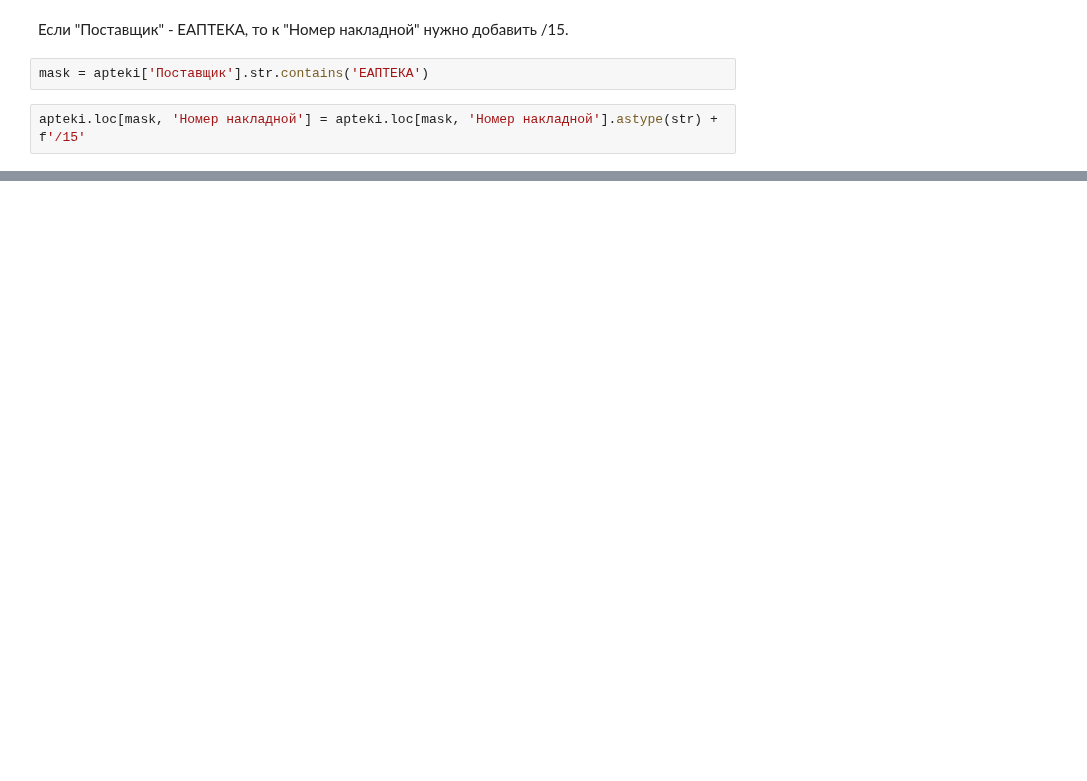
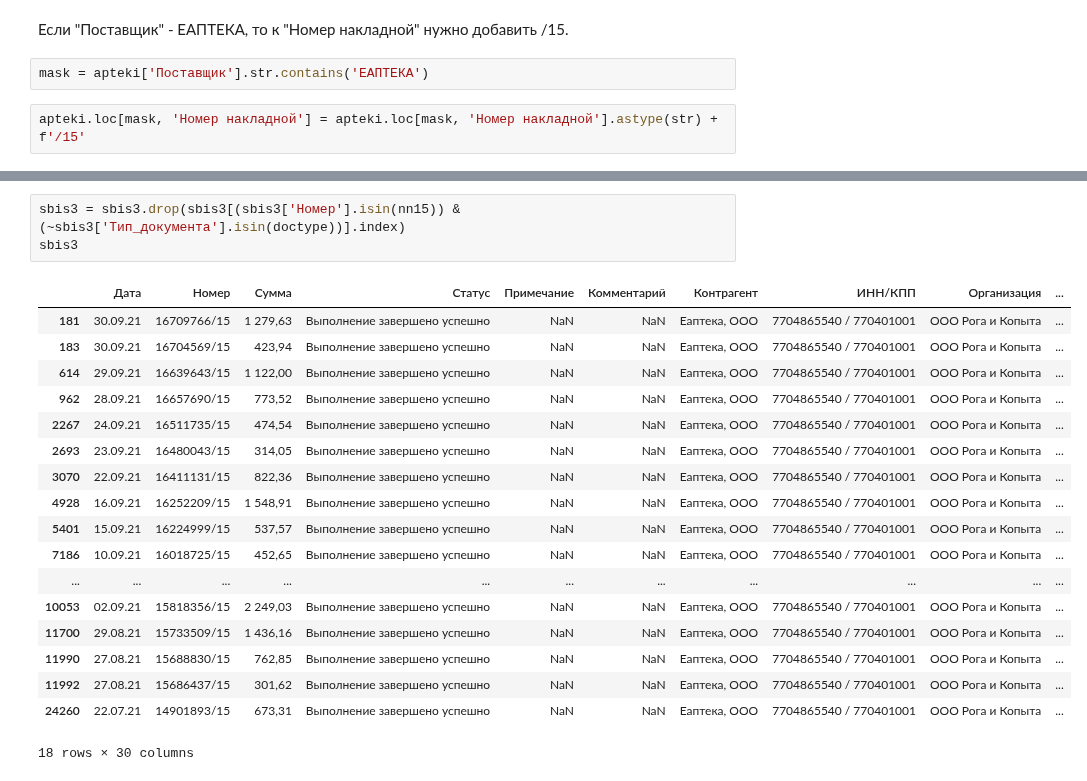
Before and after one commit to mishandri/Data-Analysis, a Jupyter notebook: 07. Практический кейс Pandas/Case 7. Решение.ipynb, the cells around one changed output, grey strips where cells are left out. Saved outputs shown, nothing was run; the diff lists cells and outputs as text; blank space fills up the shorter version.

```diff
--- a/07. Практический кейс Pandas/Case 7. Решение.ipynb
+++ b/07. Практический кейс Pandas/Case 7. Решение.ipynb
@@ -91,0 +139,22 @@ apteki.loc[mask, 'Номер накладной'] = apteki.loc[mask, 'Номер
+# %%
+sbis3 = sbis3.drop(sbis3[(sbis3['Номер'].isin(nn15)) & (~sbis3['Тип_документа'].isin(doctype))].index)
+sbis3
+# %% [output]
+|  | Дата | Номер | Сумма | Статус | Примечание | Комментарий | Контрагент | ИНН/КПП | Организация | ... |
+| 181 | 30.09.21 | 16709766/15 | 1 279,63 | Выполнение завершено успешно | NaN | NaN | Еаптека, ООО | 7704865540 / 770401001 | ООО Рога и Копыта | ... |
+| 183 | 30.09.21 | 16704569/15 | 423,94 | Выполнение завершено успешно | NaN | NaN | Еаптека, ООО | 7704865540 / 770401001 | ООО Рога и Копыта | ... |
+| 614 | 29.09.21 | 16639643/15 | 1 122,00 | Выполнение завершено успешно | NaN | NaN | Еаптека, ООО | 7704865540 / 770401001 | ООО Рога и Копыта | ... |
+| 962 | 28.09.21 | 16657690/15 | 773,52 | Выполнение завершено успешно | NaN | NaN | Еаптека, ООО | 7704865540 / 770401001 | ООО Рога и Копыта | ... |
+| 2267 | 24.09.21 | 16511735/15 | 474,54 | Выполнение завершено успешно | NaN | NaN | Еаптека, ООО | 7704865540 / 770401001 | ООО Рога и Копыта | ... |
+| 2693 | 23.09.21 | 16480043/15 | 314,05 | Выполнение завершено успешно | NaN | NaN | Еаптека, ООО | 7704865540 / 770401001 | ООО Рога и Копыта | ... |
+| 3070 | 22.09.21 | 16411131/15 | 822,36 | Выполнение завершено успешно | NaN | NaN | Еаптека, ООО | 7704865540 / 770401001 | ООО Рога и Копыта | ... |
+| 4928 | 16.09.21 | 16252209/15 | 1 548,91 | Выполнение завершено успешно | NaN | NaN | Еаптека, ООО | 7704865540 / 770401001 | ООО Рога и Копыта | ... |
+| 5401 | 15.09.21 | 16224999/15 | 537,57 | Выполнение завершено успешно | NaN | NaN | Еаптека, ООО | 7704865540 / 770401001 | ООО Рога и Копыта | ... |
+| 7186 | 10.09.21 | 16018725/15 | 452,65 | Выполнение завершено успешно | NaN | NaN | Еаптека, ООО | 7704865540 / 770401001 | ООО Рога и Копыта | ... |
+| ... | ... | ... | ... | ... | ... | ... | ... | ... | ... | ... |
+| 10053 | 02.09.21 | 15818356/15 | 2 249,03 | Выполнение завершено успешно | NaN | NaN | Еаптека, ООО | 7704865540 / 770401001 | ООО Рога и Копыта | ... |
+| 11700 | 29.08.21 | 15733509/15 | 1 436,16 | Выполнение завершено успешно | NaN | NaN | Еаптека, ООО | 7704865540 / 770401001 | ООО Рога и Копыта | ... |
+| 11990 | 27.08.21 | 15688830/15 | 762,85 | Выполнение завершено успешно | NaN | NaN | Еаптека, ООО | 7704865540 / 770401001 | ООО Рога и Копыта | ... |
+| 11992 | 27.08.21 | 15686437/15 | 301,62 | Выполнение завершено успешно | NaN | NaN | Еаптека, ООО | 7704865540 / 770401001 | ООО Рога и Копыта | ... |
+| 24260 | 22.07.21 | 14901893/15 | 673,31 | Выполнение завершено успешно | NaN | NaN | Еаптека, ООО | 7704865540 / 770401001 | ООО Рога и Копыта | ... |
+18 rows × 30 columns
```
Also changed, not shown: parts of 16 cells of this notebook.
